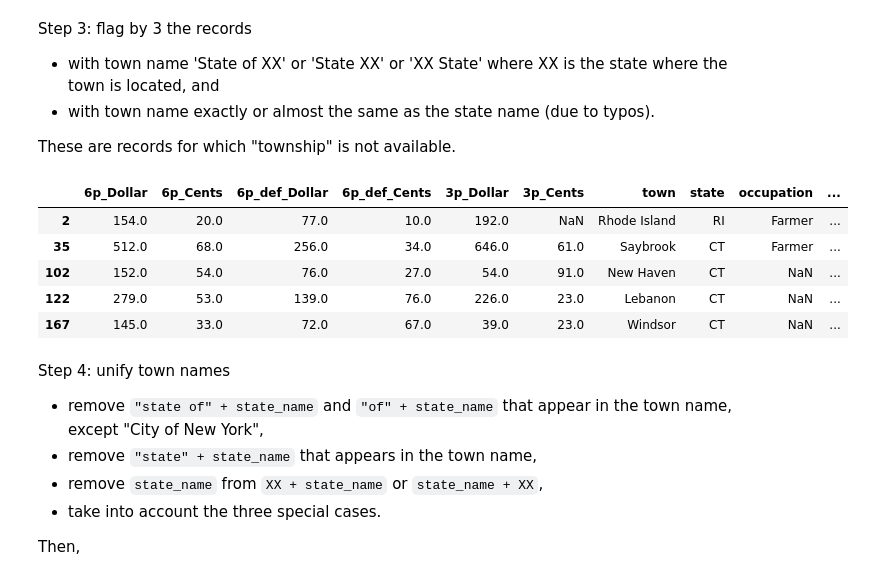
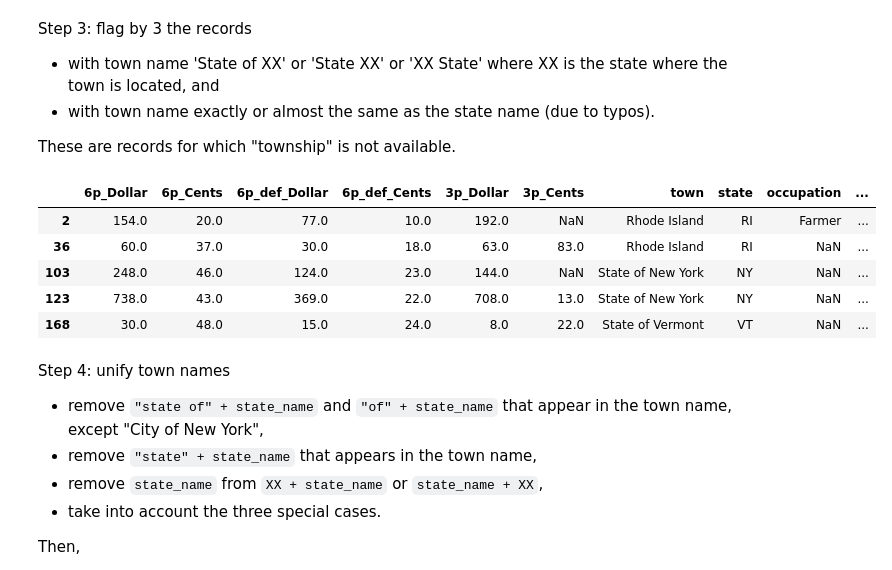
Before and after one commit to davidch2020/SPEOC-pt-1, a Jupyter notebook: S2022/Jiacheng's work/cleaning_town.ipynb, the cells around one changed output. Cells and saved outputs as stored; diff of their text form; code cells hidden in the pictures.

```diff
--- a/S2022/Jiacheng's work/cleaning_town.ipynb
+++ b/S2022/Jiacheng's work/cleaning_town.ipynb
@@ -22,10 +18,11 @@ Step 1: flag by 1 records that have NA "state" and "town" values.
 # import and cleaning
 ASD_all = pd.read_excel(
     'ASD_all.xlsx', index_col=0).reset_index(drop=True).dropna(how='all').drop_duplicates().reset_index(drop=True)
+
 # CD_all = pd.read_excel(
 #     'CD_all.xlsx', index_col=0).reset_index(drop=True).dropna(how='all').drop_duplicates().reset_index(drop=True)
 
-CD_all = pd.read_csv('../../Data/Post1790/aggregated_CD_noname.csv', index_col=0)
+CD_all = pd.read_csv('../../Data/Post1790/aggregated_CD_noname.csv', index_col=0).reset_index(drop=True)
 
 # strip white space
 for col in ['town', 'state', 'occupation']:
@@ -104,38 +101,38 @@ ASD_rest.loc[ASD_rest.town=='Delaware State', 'FLAG'] = 3
 CD_rest.loc[CD_rest.town=='Delaware State', 'FLAG'] = 3
 
 # town name == state name - checked
 ASD_rest.loc[ASD_rest.apply(lambda row: row.town==state_list_dict[row.state], axis=1), 'FLAG'] = 3
 CD_rest.loc[CD_rest.apply(lambda row: row.town==state_list_dict[row.state], axis=1), 'FLAG'] = 3
 
 # town name ~= state name - checked
 ASD_rest.loc[
     ASD_rest.apply(lambda row:
     process.cdist([row.town], [state_list_dict[row.state]])[0][0] >= 80, axis=1), 'FLAG'
     ] = 3
 CD_rest.loc[
     CD_rest.apply(lambda row:
     process.cdist([row.town], [state_list_dict[row.state]])[0][0] >= 80, axis=1), 'FLAG'
     ] = 3
 
 # Carolina in South Carolina (no county named Carolina)
 ASD_rest.loc[
     ASD_rest.apply(lambda row: row.town in state_list_dict[row.state] and
     row.town != state_list_dict[row.state], axis=1), 'FLAG'] = 3
 CD_rest.loc[
     CD_rest.apply(lambda row: row.town in state_list_dict[row.state] and
     row.town != state_list_dict[row.state], axis=1), 'FLAG'] = 3
 
 # update
 ASD_all.update(ASD_rest)
 CD_all.update(CD_rest)
-CD_all[ASD_all['FLAG']==3].head()
+CD_all[CD_all['FLAG']==3].head()
 # %% [output]
 |  | 6p_Dollar | 6p_Cents | 6p_def_Dollar | 6p_def_Cents | 3p_Dollar | 3p_Cents | town | state | occupation | ... |
 | 2 | 154.0 | 20.0 | 77.0 | 10.0 | 192.0 | NaN | Rhode Island | RI | Farmer | ... |
-| 35 | 512.0 | 68.0 | 256.0 | 34.0 | 646.0 | 61.0 | Saybrook | CT | Farmer | ... |
-| 102 | 152.0 | 54.0 | 76.0 | 27.0 | 54.0 | 91.0 | New Haven | CT | NaN | ... |
-| 122 | 279.0 | 53.0 | 139.0 | 76.0 | 226.0 | 23.0 | Lebanon | CT | NaN | ... |
-| 167 | 145.0 | 33.0 | 72.0 | 67.0 | 39.0 | 23.0 | Windsor | CT | NaN | ... |
+| 36 | 60.0 | 37.0 | 30.0 | 18.0 | 63.0 | 83.0 | Rhode Island | RI | NaN | ... |
+| 103 | 248.0 | 46.0 | 124.0 | 23.0 | 144.0 | NaN | State of New York | NY | NaN | ... |
+| 123 | 738.0 | 43.0 | 369.0 | 22.0 | 708.0 | 13.0 | State of New York | NY | NaN | ... |
+| 168 | 30.0 | 48.0 | 15.0 | 24.0 | 8.0 | 22.0 | State of Vermont | VT | NaN | ... |
 # %% [markdown]
 Step 4: unify town names
 - remove `"state of" + state_name` and `"of" + state_name` that appear in the town name, except "City of New York",
```
Also changed, not shown: parts of 8 cells of this notebook, 4 other files.
